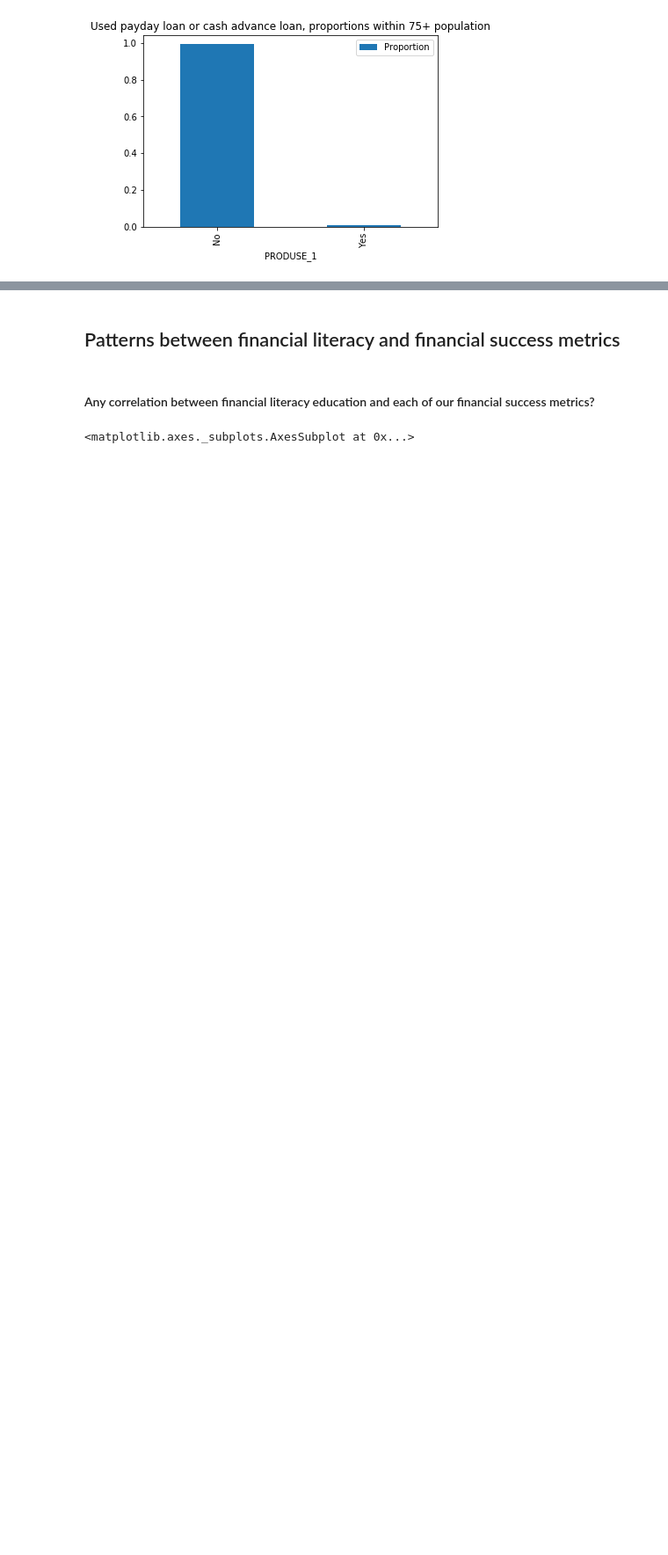
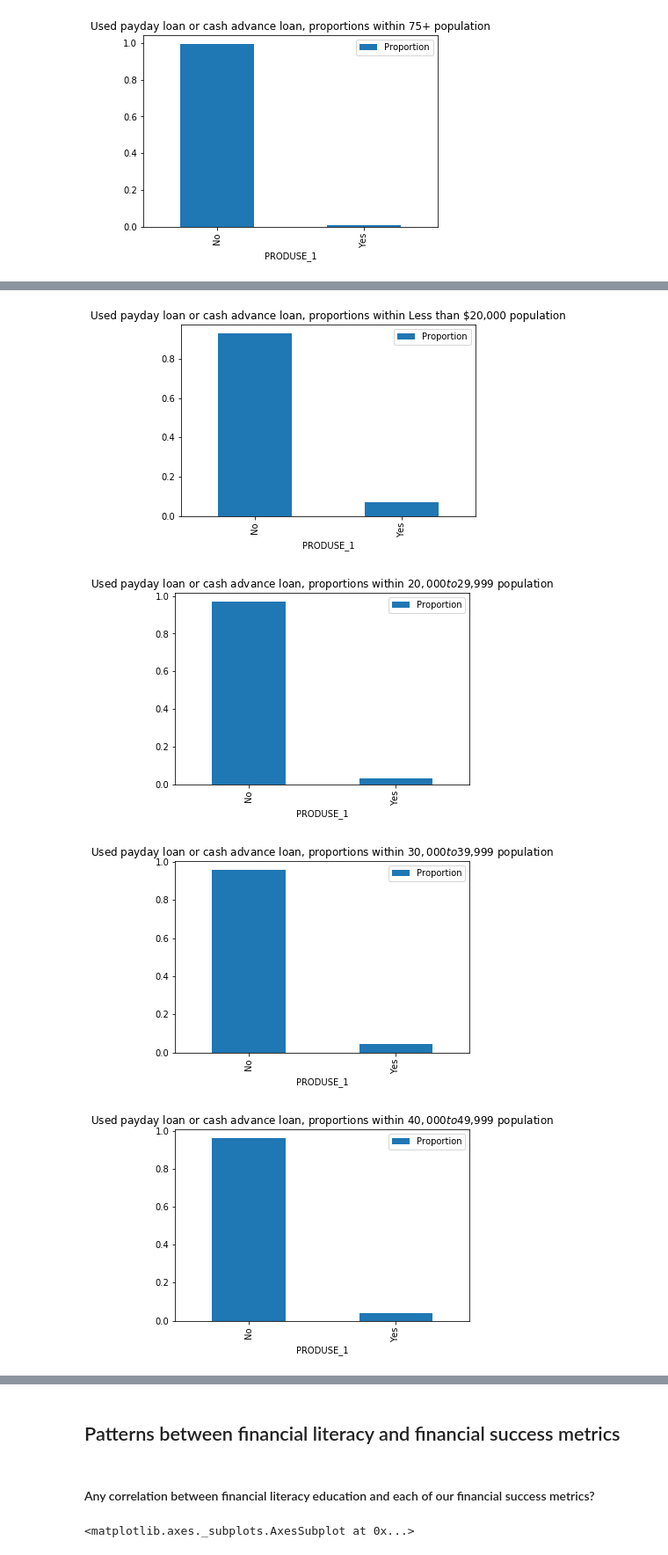
Before and after one commit to ds4a-team85/cohort2020-team-project, a Jupyter notebook: eda/CFPB_EDA.ipynb, the cells around one changed output, grey strips where cells are left out. Shown at 88% size. Cells and saved outputs as stored; diff of their text form; code cells hidden in the pictures; blank space fills up the shorter version.

```diff
--- a/eda/CFPB_EDA.ipynb
+++ b/eda/CFPB_EDA.ipynb
@@ -724,0 +961,3 @@ for g in age_vals:
+# %%
+income_payday_totals = filtered_df.loc[:,['PUF_ID','PPINCIMP']].groupby(['PPINCIMP']).count().reset_index().rename(columns={'PUF_ID':'Count_Total'})
+income_payday_totals
@@ -724,0 +975,23 @@ for g in age_vals:
+# %%
+income_payday = filtered_df.loc[:,['PUF_ID','PRODUSE_1','PPINCIMP']].groupby(['PPINCIMP','PRODUSE_1']).count().rename(columns={'PUF_ID': 'Participant_Count'}).reset_index()
+income_payday = income_payday.merge(income_payday_totals)
+income_payday = income_payday.replace({
+    "PPINCIMP":{
+      1: "Less than $20,000",
+      2: "$20,000 to $29,999",
+      3: "$30,000 to $39,999",
+      4: "$40,000 to $49,999",
+      5: "$50,000 to $59,999",
+      6: "$60,000 to $74,999",
+      7: "$75,000 to $99,999",
+      8: "$100,000 to $149,999",
+      9: "$150,000 or more"
+    },
+    "PRODUSE_1":{
+      0: "No",
+      1: "Yes"
+    },
+})
+income_payday['Proportion'] = income_payday['Participant_Count']/income_payday['Count_Total']
+income_payday = income_payday.set_index(['PRODUSE_1'])
+income_payday
@@ -724,0 +1017,9 @@ for g in age_vals:
+# %%
+income_vals = income_payday['PPINCIMP'].unique()
+for x in income_vals:
+    income_payday[income_payday['PPINCIMP'] == x].loc[:,['Proportion']].plot.bar(title='Used payday loan or cash advance loan, proportions within %s population' % (x))
+# %% [output]
+[figure, added]
+[figure, added]
+[figure, added]
+[figure, added]
```
Also changed, not shown: parts of 8 cells of this notebook.
